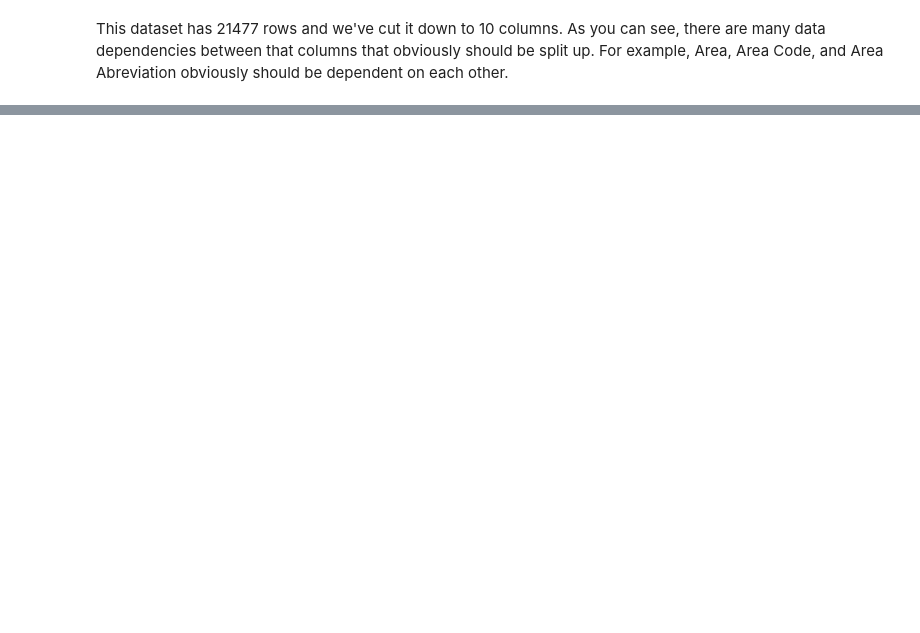
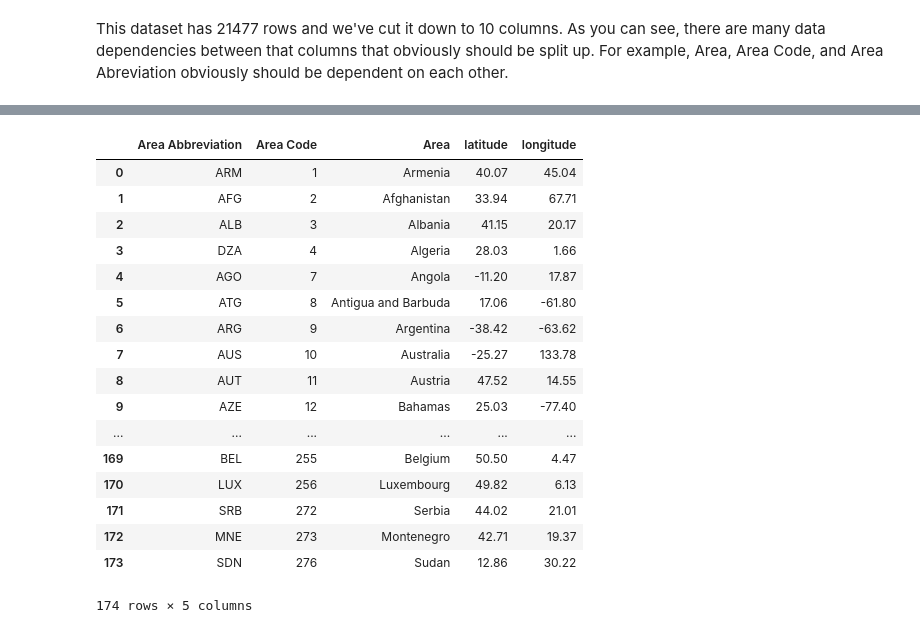
Before and after one commit to alteryx/autonormalize, a Jupyter notebook: DEMO FOOD.ipynb, the cells around one changed output, grey strips where cells are left out. Cells and saved outputs as stored; diff of their text form; code cells hidden in the pictures; blank space fills up the shorter version.

```diff
--- a/DEMO FOOD.ipynb
+++ b/DEMO FOOD.ipynb
@@ -100,0 +73,21 @@ new_dfs
+# %%
+new_dfs[1]
+# %% [output]
+|  | Area Abbreviation | Area Code | Area | latitude | longitude |
+| 0 | ARM | 1 | Armenia | 40.07 | 45.04 |
+| 1 | AFG | 2 | Afghanistan | 33.94 | 67.71 |
+| 2 | ALB | 3 | Albania | 41.15 | 20.17 |
+| 3 | DZA | 4 | Algeria | 28.03 | 1.66 |
+| 4 | AGO | 7 | Angola | -11.20 | 17.87 |
+| 5 | ATG | 8 | Antigua and Barbuda | 17.06 | -61.80 |
+| 6 | ARG | 9 | Argentina | -38.42 | -63.62 |
+| 7 | AUS | 10 | Australia | -25.27 | 133.78 |
+| 8 | AUT | 11 | Austria | 47.52 | 14.55 |
+| 9 | AZE | 12 | Bahamas | 25.03 | -77.40 |
+| ... | ... | ... | ... | ... | ... |
+| 169 | BEL | 255 | Belgium | 50.50 | 4.47 |
+| 170 | LUX | 256 | Luxembourg | 49.82 | 6.13 |
+| 171 | SRB | 272 | Serbia | 44.02 | 21.01 |
+| 172 | MNE | 273 | Montenegro | 42.71 | 19.37 |
+| 173 | SDN | 276 | Sudan | 12.86 | 30.22 |
+174 rows × 5 columns
```
Also changed, not shown: parts of 6 cells of this notebook, 6 other files.
